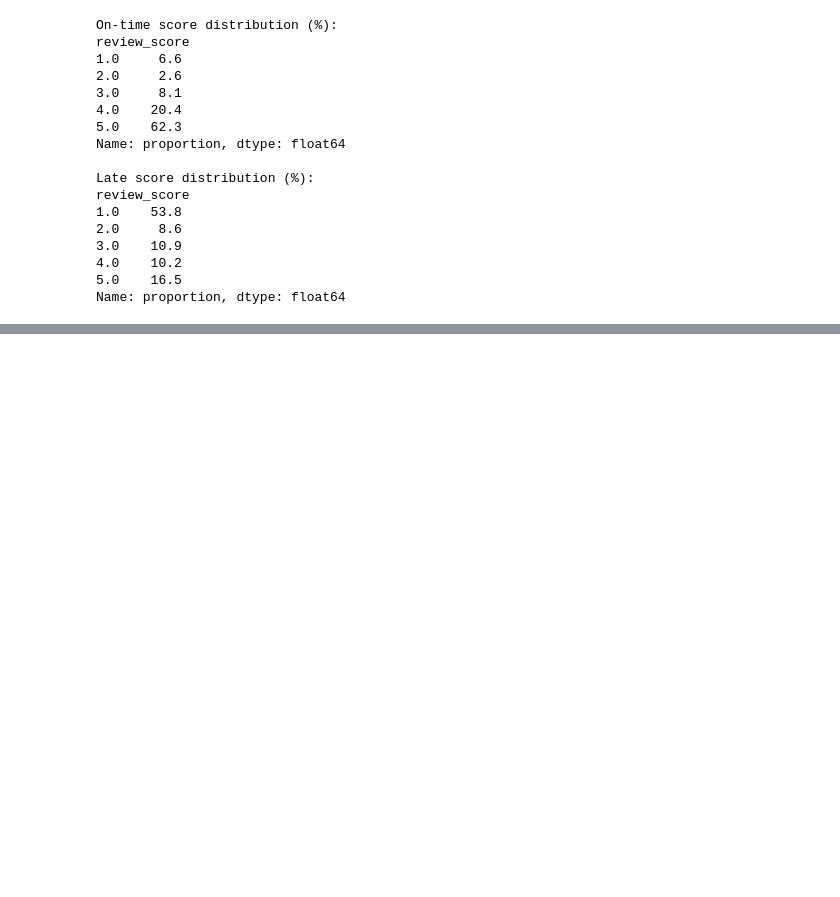
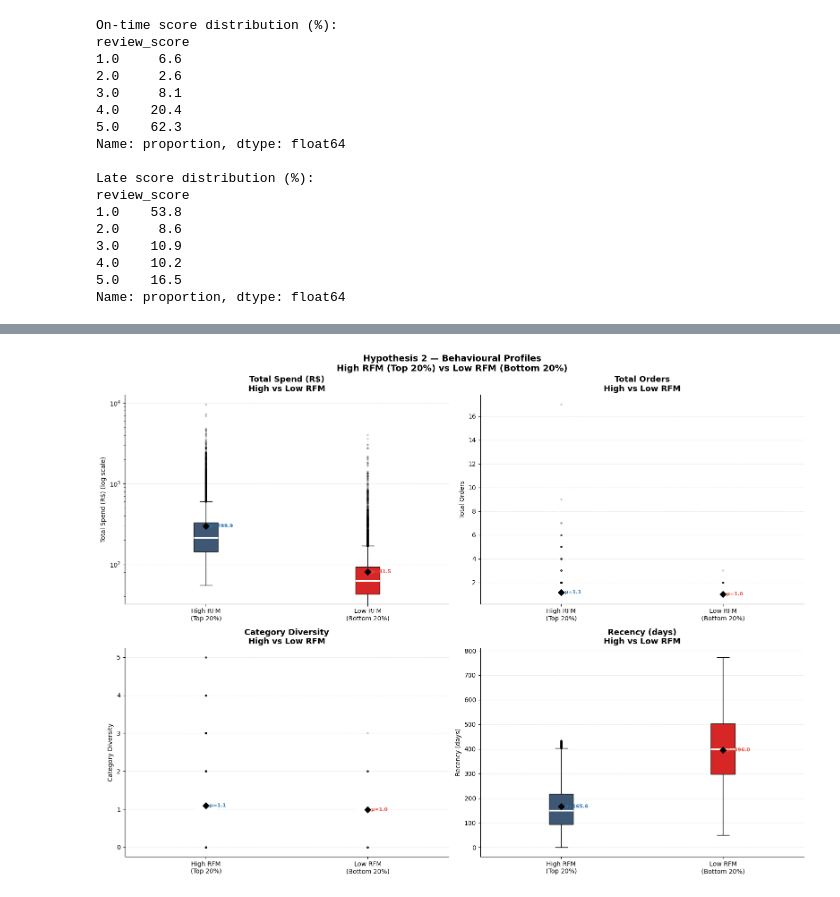
Before and after one commit to T-Letuka/Retail, a Jupyter notebook: notebooks/02_Statistical_analysis.ipynb, the cells around one changed output, grey strips where cells are left out. Cells and saved outputs as stored; diff of their text form; code cells hidden in the pictures; blank space fills up the shorter version.

```diff
--- a/notebooks/02_Statistical_analysis.ipynb
+++ b/notebooks/02_Statistical_analysis.ipynb
@@ -298,0 +638,20 @@ print("Chart saved.")
+# %%
+payment_by_customer = (
+    master
+    .drop_duplicates(subset='order_id')
+    .groupby('customer_unique_id')['payment_type']
+    .apply(lambda x: x.mode().iloc[0] if not x.mode().empty else None)
+    .reset_index(name='primary_payment_type')
+   ## .rename(columns={'payment_type': 'primary_payment_type'})
+)
+
+rfm = rfm.merge(payment_by_customer, on='customer_unique_id', how='left')
+
+high_rfm = rfm[rfm['rfm_quintile'] == 5].copy()
+low_rfm  = rfm[rfm['rfm_quintile'] == 1].copy()
+
+print("Payment type added.")
+print(f"\nHigh RFM payment distribution:")
+print(high_rfm['primary_payment_type'].value_counts(normalize=True).mul(100).round(1))
+print(f"\nLow RFM payment distribution:")
+print(low_rfm['primary_payment_type'].value_counts(normalize=True).mul(100).round(1))
@@ -298,0 +676,63 @@ print("Chart saved.")
+# %%
+fig, axes = plt.subplots(2, 2, figsize=(16, 12))
+
+variables = [
+    ('total_spend',        'Total Spend (R$)',        True,  axes[0, 0]),
+    ('total_orders',       'Total Orders',            False, axes[0, 1]),
+    ('category_diversity', 'Category Diversity',      False, axes[1, 0]),
+    ('recency_days',       'Recency (days)',           False, axes[1, 1]),
+]
+
+for col, label, use_log, ax in variables:
+    high_vals = high_rfm[col].dropna()
+    low_vals  = low_rfm[col].dropna()
+
+    bp = ax.boxplot(
+        [high_vals, low_vals],
+        labels=['High RFM\n(Top 20%)', 'Low RFM\n(Bottom 20%)'],
+        patch_artist=True,
+        medianprops=dict(color='white', linewidth=2.5),
+        flierprops=dict(marker='o', markersize=2, alpha=0.3)
+    )
+    bp['boxes'][0].set_facecolor(COLOUR_PRIMARY)
+    bp['boxes'][1].set_facecolor(COLOUR_EMPHASIS)
+    for patch in bp['boxes']:
+        patch.set_alpha(0.85)
+
+    # Add mean markers
+    ax.scatter(
+        [1, 2],
+        [high_vals.mean(), low_vals.mean()],
+        marker='D', color='black', s=50, zorder=5
+    )
+    ax.text(1, high_vals.mean(),
+            f'  μ={high_vals.mean():.1f}',
+            va='center', fontsize=8, color=COLOUR_ACCENT,
+            fontweight='bold')
+    ax.text(2, low_vals.mean(),
+            f'  μ={low_vals.mean():.1f}',
+            va='center', fontsize=8, color=COLOUR_HIGHLIGHT,
+            fontweight='bold')
+
+    if use_log:
+        ax.set_yscale('log')
+        ax.set_ylabel(f'{label} (log scale)')
+    else:
+        ax.set_ylabel(label)
+
+    ax.set_title(f'{label}\nHigh vs Low RFM', fontweight='bold')
+    ax.grid(axis='y', alpha=0.3, linestyle='--')
+
+plt.suptitle(
+    'Hypothesis 2 — Behavioural Profiles\nHigh RFM (Top 20%) vs Low RFM (Bottom 20%)',
+    fontsize=14, fontweight='bold'
+)
+plt.tight_layout()
+plt.savefig(
+    '../outputs/figures/h2_rfm_profiles.png',
+    dpi=150, bbox_inches='tight'
+)
+plt.show()
+print("Chart saved.")
+# %% [output]
+[figure, added]
```
Also changed, not shown: parts of 23 cells of this notebook, 5 other files.
